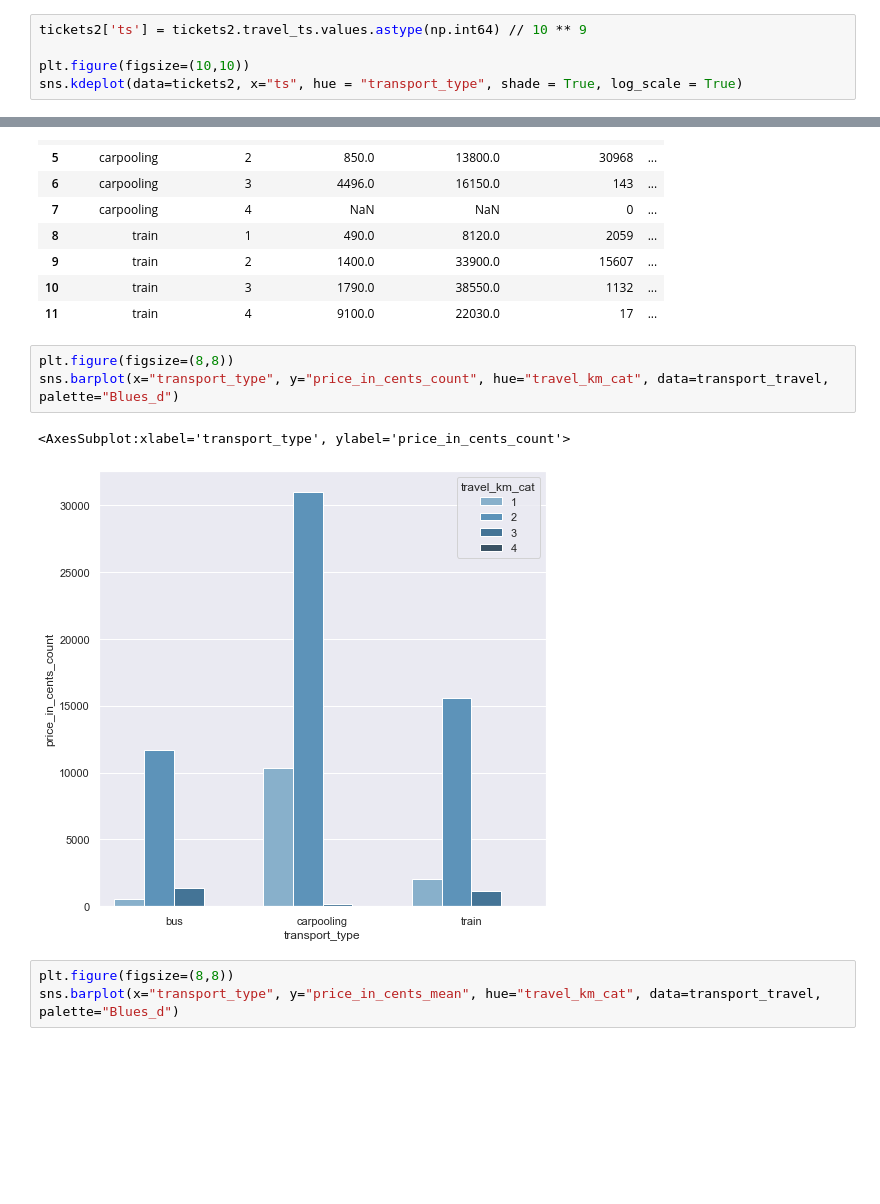
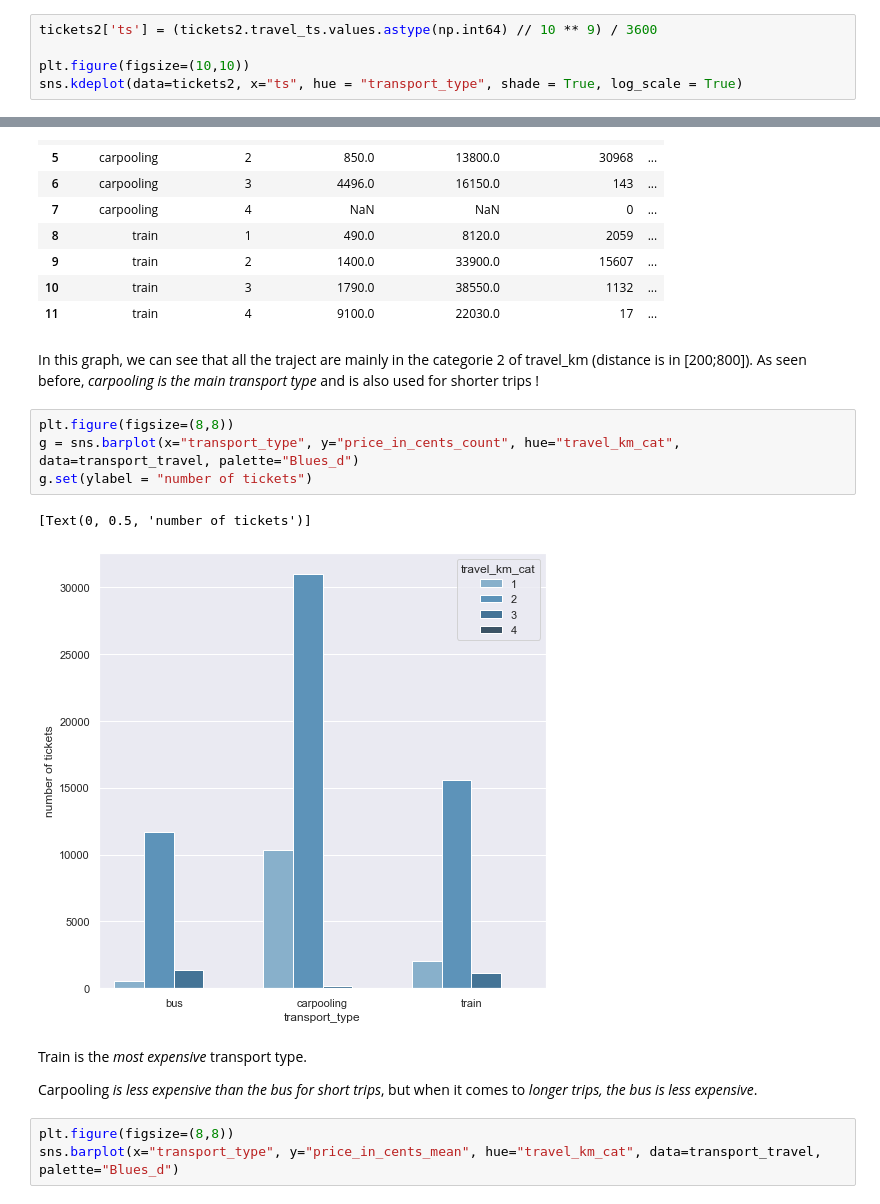
Before and after one commit to vinsJ/Tictactrip, a Jupyter notebook: DATA@DEBANDE-VINCENT.ipynb, the cells around one changed output, grey strips where cells are left out. Saved outputs shown, nothing was run; the diff lists cells and outputs as text; blank space fills up the shorter version.

```diff
--- a/DATA@DEBANDE-VINCENT.ipynb
+++ b/DATA@DEBANDE-VINCENT.ipynb
@@ -658,7 +658,7 @@ In the two following plots, we can see that traject by carpooling are in general
 - **Train** is in between carpooling and bus in terms of time and travels mostly moderate to long distances
 - **Bus** has the slowest trajects, it seems that it travels the same distances than the train
 # %%
-tickets2['ts'] = tickets2.travel_ts.values.astype(np.int64) // 10 ** 9
+tickets2['ts'] = (tickets2.travel_ts.values.astype(np.int64) // 10 ** 9) / 3600
 
 plt.figure(figsize=(10,10))
 sns.kdeplot(data=tickets2, x="ts", hue = "transport_type", shade = True, log_scale = True)
@@ -732,12 +732,20 @@ transport_travel
 | 9 | train | 2 | 1400.0 | 33900.0 | 15607 | ... |
 | 10 | train | 3 | 1790.0 | 38550.0 | 1132 | ... |
 | 11 | train | 4 | 9100.0 | 22030.0 | 17 | ... |
+# %% [markdown]
+In this graph, we can see that all the traject are mainly in the categorie 2 of travel_km (distance is in [200;800]).
+As seen before, *carpooling is the main transport type* and is also used for shorter trips !
 # %%
 plt.figure(figsize=(8,8))
-sns.barplot(x="transport_type", y="price_in_cents_count", hue="travel_km_cat", data=transport_travel, palette="Blues_d")
+g = sns.barplot(x="transport_type", y="price_in_cents_count", hue="travel_km_cat", data=transport_travel, palette="Blues_d")
+g.set(ylabel = "number of tickets")
 # %% [output]
-<AxesSubplot:xlabel='transport_type', ylabel='price_in_cents_count'>
+[Text(0, 0.5, 'number of tickets')]
-[figure, old version]
+[figure, new version]
+# %% [markdown]
+Train is the *most expensive* transport type.
+
+Carpooling *is less expensive than the bus for short trips*, but when it comes to *longer trips, the bus is less expensive*.
 # %%
 plt.figure(figsize=(8,8))
 sns.barplot(x="transport_type", y="price_in_cents_mean", hue="travel_km_cat", data=transport_travel, palette="Blues_d")
```
Also changed, not shown: parts of 9 cells of this notebook.
